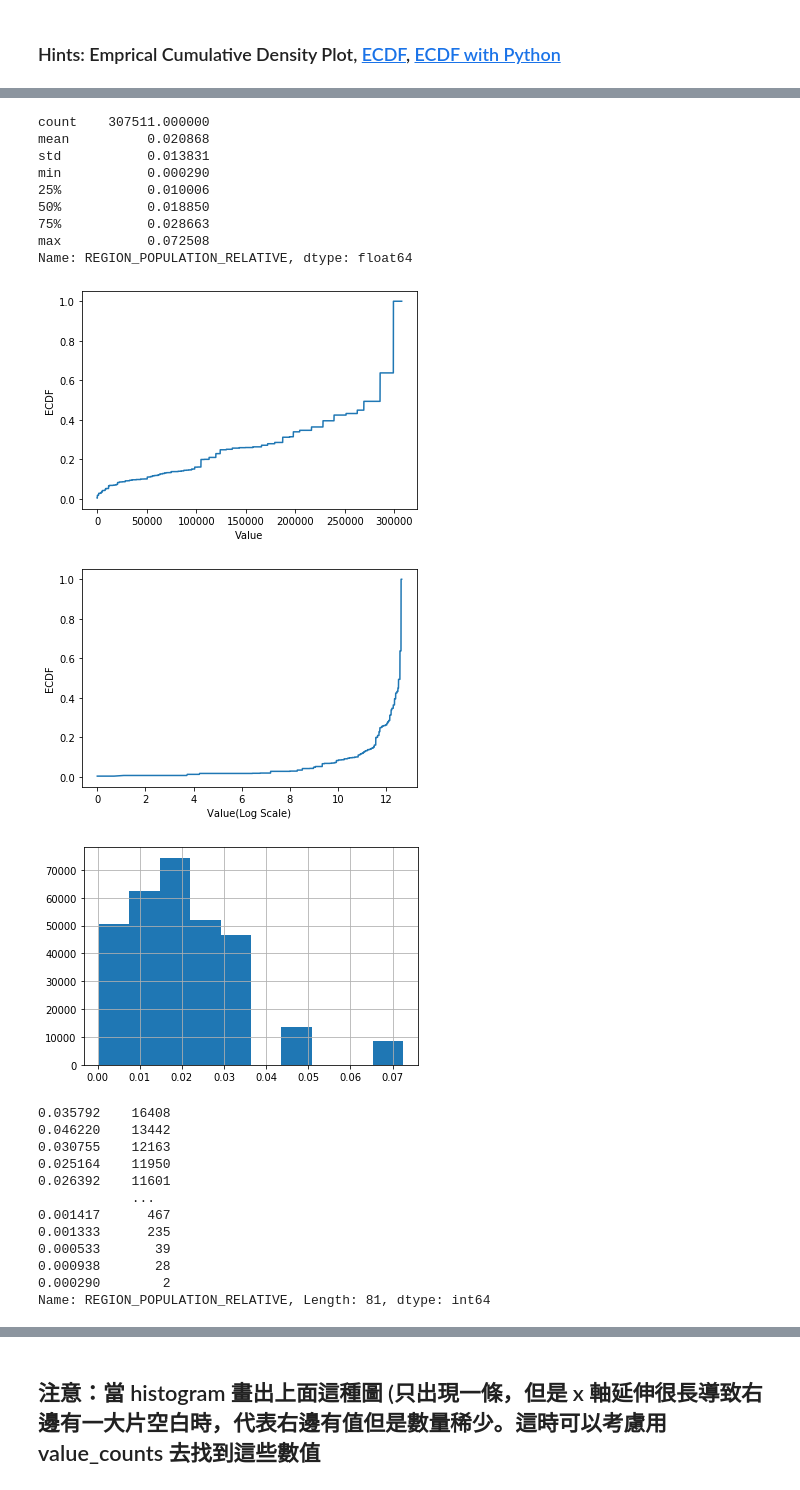
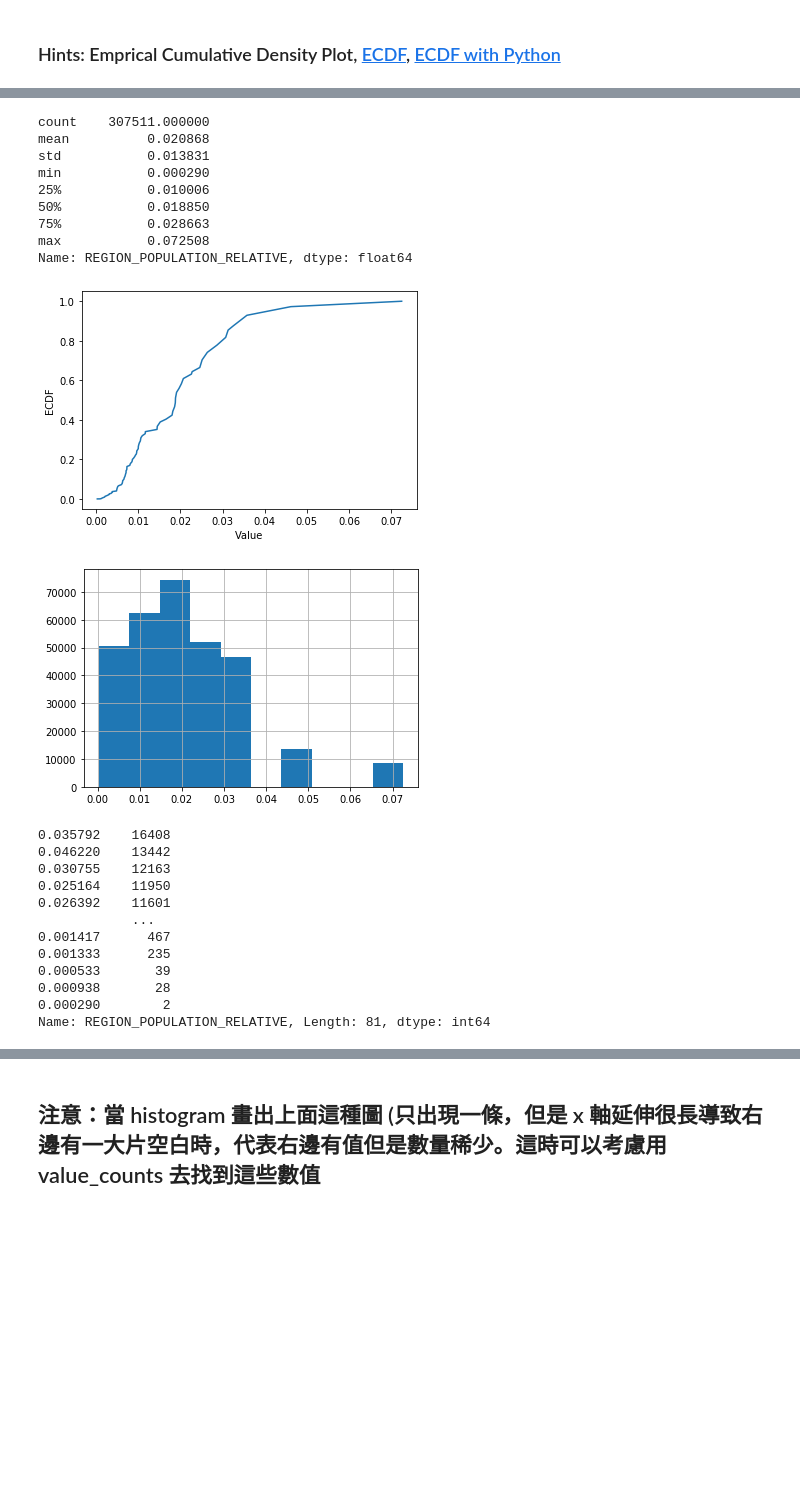
Before and after one commit to XiaoPiMao/4th-ML100Days, a Jupyter notebook: homework/Day_009_HW.ipynb, the cells around one changed output, grey strips where cells are left out. Cells and saved outputs as stored; diff of their text form; code cells hidden in the pictures; blank space fills up the shorter version.

```diff
--- a/homework/Day_009_HW.ipynb
+++ b/homework/Day_009_HW.ipynb
@@ -170,44 +180,36 @@ print(app_train['REGION_POPULATION_RELATIVE'].describe())
 Your Code Here
 """
 cdf = app_train['REGION_POPULATION_RELATIVE'][~app_train['REGION_POPULATION_RELATIVE'].isnull()]
-cdf = cdf.sort_values()
-cdf.index = np.arange(1, len(cdf) + 1)
+cdf = cdf.value_counts().sort_index().cumsum()
 """"""
 plt.plot(list(cdf.index), cdf/cdf.max())
 plt.xlabel('Value')
-plt.ylabel('ECDF')
-plt.ylim([-0.05,1.05]) # 限制顯示圖片的範圍
-plt.show()
-
-plt.plot(np.log(list(cdf.index)), cdf/cdf.max())
-plt.xlabel('Value(Log Scale)')
 plt.ylabel('ECDF')
 plt.ylim([-0.05,1.05]) # 限制顯示圖片的範圍
 plt.show()
 
 app_train['REGION_POPULATION_RELATIVE'].hist()
 plt.show()
 
 
 
 
 app_train['REGION_POPULATION_RELATIVE'].value_counts()
 
 # 就以這個欄位來說，雖然有資料掉在分布以外，也不算異常，僅代表這間公司在稍微熱鬧的地區有的據點較少，
 # 導致 region population relative 在少的部分較為密集，但在大的部分較為疏漏
 # %% [output]
 count    307511.000000
 mean          0.020868
 std           0.013831
 min           0.000290
 25%           0.010006
 50%           0.018850
 75%           0.028663
 max           0.072508
 Name: REGION_POPULATION_RELATIVE, dtype: float64
-[figure, old version]
+[figure, new version]
-[figure, old version]
+[figure, new version]
-[figure, removed]
 0.035792    16408
 0.046220    13442
 0.030755    12163
```
Also changed, not shown: parts of 2 cells of this notebook.
